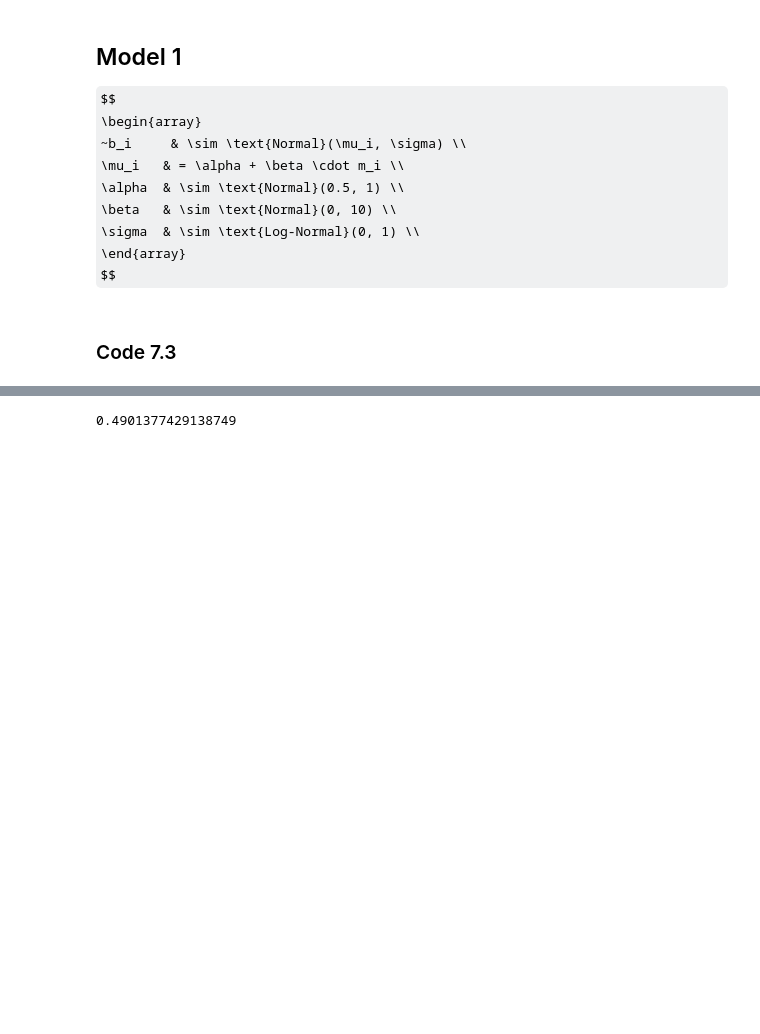
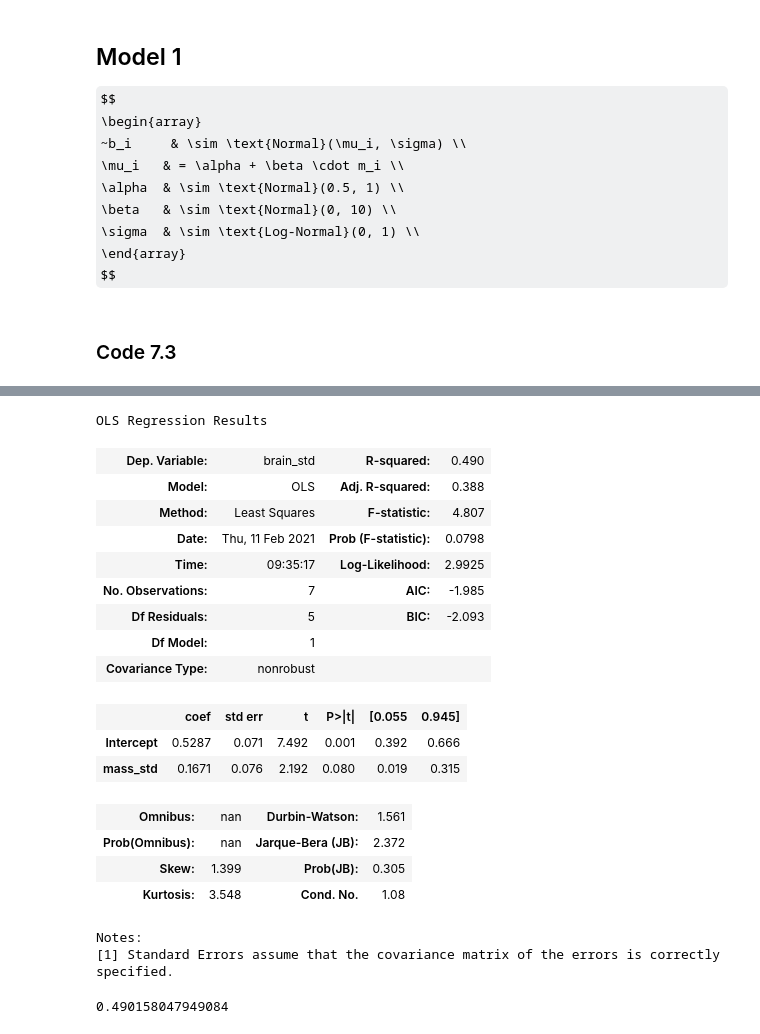
Before and after one commit to somnath1077/statistical_rethinking, a Jupyter notebook: code/ch07/nb01_overfitting.ipynb, the cells around one changed output, grey strips where cells are left out. Drawn from its saved outputs; the diff is of its cells as text; code cells hidden in the pictures; some formulas as TeX source; blank space fills up the shorter version.

Commit message:
started with poly regression

```diff
--- a/code/ch07/nb01_overfitting.ipynb
+++ b/code/ch07/nb01_overfitting.ipynb
@@ -113,6 +85,25 @@ def calculate_r2_score(posterior_means: np.array, actual_data: np.array = df['br
-# %%
-posterior_means = get_posterior_means(trace_7_1)
-
-calculate_r2_score(posterior_means=posterior_means)
-# %% [output]
-0.4901377429138749
+# %%
+m_7_1 = smf.ols("brain_std ~ mass_std", data=df).fit()
+
+# summary with 89% CI
+m_7_1.summary(alpha=0.11)
+# %% [output]
+OLS Regression Results
+| Dep. Variable: | brain_std | R-squared: | 0.490 |
+| Model: | OLS | Adj. R-squared: | 0.388 |
+| Method: | Least Squares | F-statistic: | 4.807 |
+| Date: | Thu, 11 Feb 2021 | Prob (F-statistic): | 0.0798 |
+| Time: | 09:35:17 | Log-Likelihood: | 2.9925 |
+| No. Observations: | 7 | AIC: | -1.985 |
+| Df Residuals: | 5 | BIC: | -2.093 |
+| Df Model: | 1 |  |  |
+| Covariance Type: | nonrobust |  |  |
+|  | coef | std err | t | P>|t| | [0.055 | 0.945] |
+| Intercept | 0.5287 | 0.071 | 7.492 | 0.001 | 0.392 | 0.666 |
+| mass_std | 0.1671 | 0.076 | 2.192 | 0.080 | 0.019 | 0.315 |
+| Omnibus: | nan | Durbin-Watson: | 1.561 |
+| Prob(Omnibus): | nan | Jarque-Bera (JB): | 2.372 |
+| Skew: | 1.399 | Prob(JB): | 0.305 |
+| Kurtosis: | 3.548 | Cond. No. | 1.08 |
+Notes:
+[1] Standard Errors assume that the covariance matrix of the errors is correctly specified.
@@ -118,0 +113,4 @@ calculate_r2_score(posterior_means=posterior_means)
+# %%
+calculate_r2_score(m_7_1)
+# %% [output]
+0.490158047949084
```
Also changed, not shown: parts of 10 cells of this notebook.
